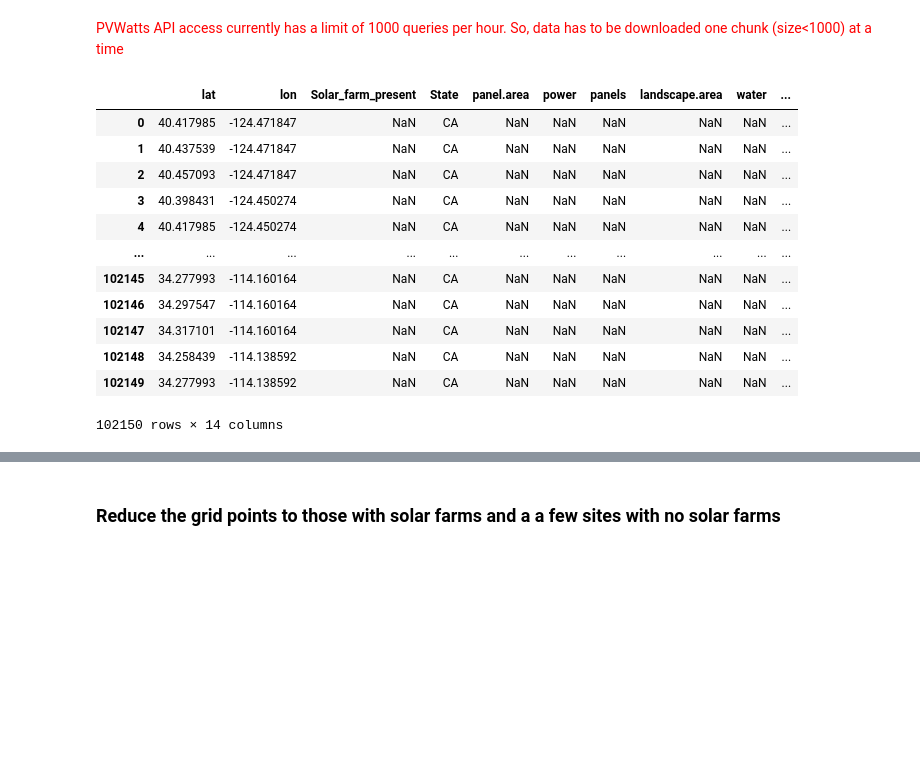
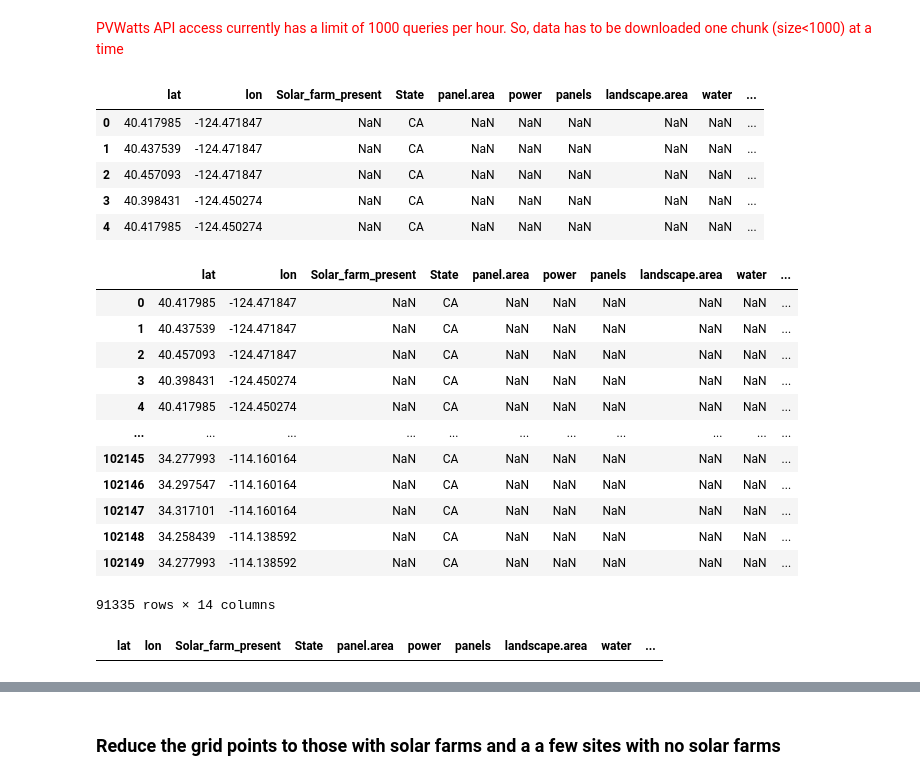
Before and after one commit to hrhampapura/SolarFarmPrediction, a Jupyter notebook: data_code/PVWatts_output.ipynb, the cells around one changed output, grey strips where cells are left out. Drawn from its saved outputs; the diff is of its cells as text; code cells hidden in the pictures; blank space fills up the shorter version.

```diff
--- a/data_code/PVWatts_output.ipynb
+++ b/data_code/PVWatts_output.ipynb
@@ -67,30 +67,40 @@ print(response)
 # %%
 # 1. Define a list of latitudes and longitudes for CONUS
 all_data = []
 ##### Read lats and lons CA_grid_dataframe #############
 data_path2     = '/Users/hrh/Desktop/AI/erdos/SolarFarmPrediction/data/'
 ca_gridpath    = data_path2 + 'CA_data_version_3.csv'
 
 df_main             = pd.read_csv(ca_gridpath)
-ca_grid             = df_main.loc[df_main['State']=='CA']
-#ca_grid_usable      = ca_grid.loc[ca_grid['land_cover']==1.0]
-ca_coords           = list(zip(ca_grid['lat'], ca_grid['lon']))
-#Check if ca_coords are within california grid box
-ca_lats = [item[0] for item in ca_coords]
-ca_lons = [item[1] for item in ca_coords]
-(min(ca_lats),max(ca_lats)),(min(ca_lons),max(ca_lons))
-ca_grid
+ca_grid0             = df_main.loc[df_main['State']=='CA']
+ca_grid0.head()
 # %% [output]
 |  | lat | lon | Solar_farm_present | State | panel.area | power | panels | landscape.area | water | ... |
 | 0 | 40.417985 | -124.471847 | NaN | CA | NaN | NaN | NaN | NaN | NaN | ... |
 | 1 | 40.437539 | -124.471847 | NaN | CA | NaN | NaN | NaN | NaN | NaN | ... |
 | 2 | 40.457093 | -124.471847 | NaN | CA | NaN | NaN | NaN | NaN | NaN | ... |
 | 3 | 40.398431 | -124.450274 | NaN | CA | NaN | NaN | NaN | NaN | NaN | ... |
 | 4 | 40.417985 | -124.450274 | NaN | CA | NaN | NaN | NaN | NaN | NaN | ... |
-| ... | ... | ... | ... | ... | ... | ... | ... | ... | ... | ... |
-| 102145 | 34.277993 | -114.160164 | NaN | CA | NaN | NaN | NaN | NaN | NaN | ... |
-| 102146 | 34.297547 | -114.160164 | NaN | CA | NaN | NaN | NaN | NaN | NaN | ... |
-| 102147 | 34.317101 | -114.160164 | NaN | CA | NaN | NaN | NaN | NaN | NaN | ... |
-| 102148 | 34.258439 | -114.138592 | NaN | CA | NaN | NaN | NaN | NaN | NaN | ... |
-| 102149 | 34.277993 | -114.138592 | NaN | CA | NaN | NaN | NaN | NaN | NaN | ... |
-102150 rows × 14 columns
+# %%
+### Remove rows where there is no data for land_cover,slope or elevation
+ca_grid = ca_grid0.dropna(subset = ['slope','elevation','land_cover'])
+ca_grid
+# %% [output]
+|  | lat | lon | Solar_farm_present | State | panel.area | power | panels | landscape.area | water | ... |
+| 0 | 40.417985 | -124.471847 | NaN | CA | NaN | NaN | NaN | NaN | NaN | ... |
+| 1 | 40.437539 | -124.471847 | NaN | CA | NaN | NaN | NaN | NaN | NaN | ... |
+| 2 | 40.457093 | -124.471847 | NaN | CA | NaN | NaN | NaN | NaN | NaN | ... |
+| 3 | 40.398431 | -124.450274 | NaN | CA | NaN | NaN | NaN | NaN | NaN | ... |
+| 4 | 40.417985 | -124.450274 | NaN | CA | NaN | NaN | NaN | NaN | NaN | ... |
+| ... | ... | ... | ... | ... | ... | ... | ... | ... | ... | ... |
+| 102145 | 34.277993 | -114.160164 | NaN | CA | NaN | NaN | NaN | NaN | NaN | ... |
+| 102146 | 34.297547 | -114.160164 | NaN | CA | NaN | NaN | NaN | NaN | NaN | ... |
+| 102147 | 34.317101 | -114.160164 | NaN | CA | NaN | NaN | NaN | NaN | NaN | ... |
+| 102148 | 34.258439 | -114.138592 | NaN | CA | NaN | NaN | NaN | NaN | NaN | ... |
+| 102149 | 34.277993 | -114.138592 | NaN | CA | NaN | NaN | NaN | NaN | NaN | ... |
+91335 rows × 14 columns
+# %%
+#Check if it worked
+ca_grid.loc[ca_grid['land_cover']== 'Nan']
+# %% [output]
+|  | lat | lon | Solar_farm_present | State | panel.area | power | panels | landscape.area | water | ... |
```
Also changed, not shown: parts of 14 cells of this notebook, 2 other files.
